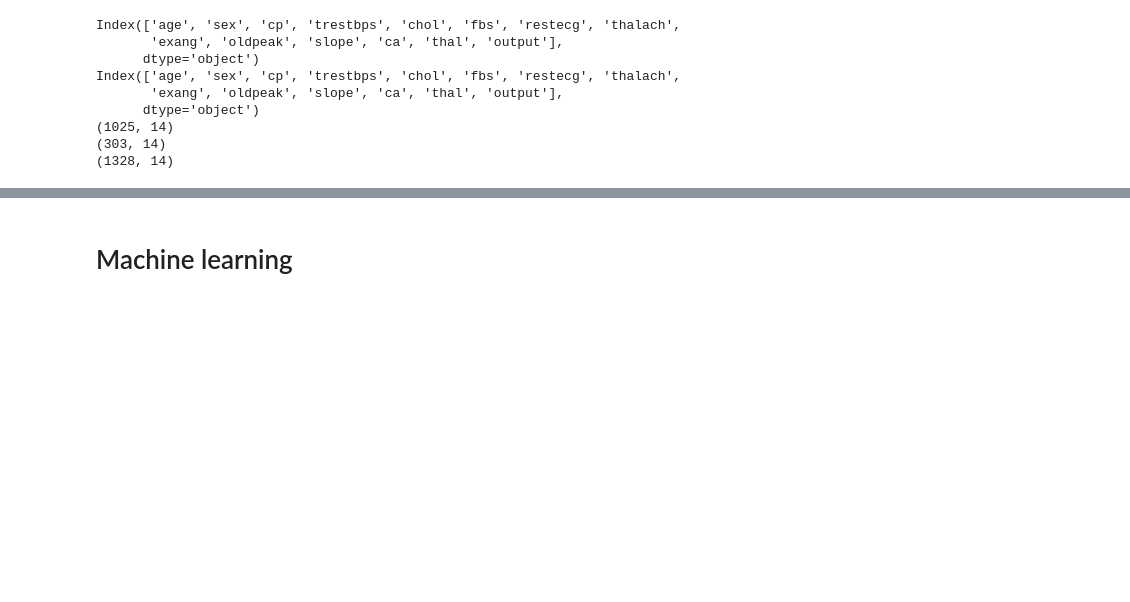
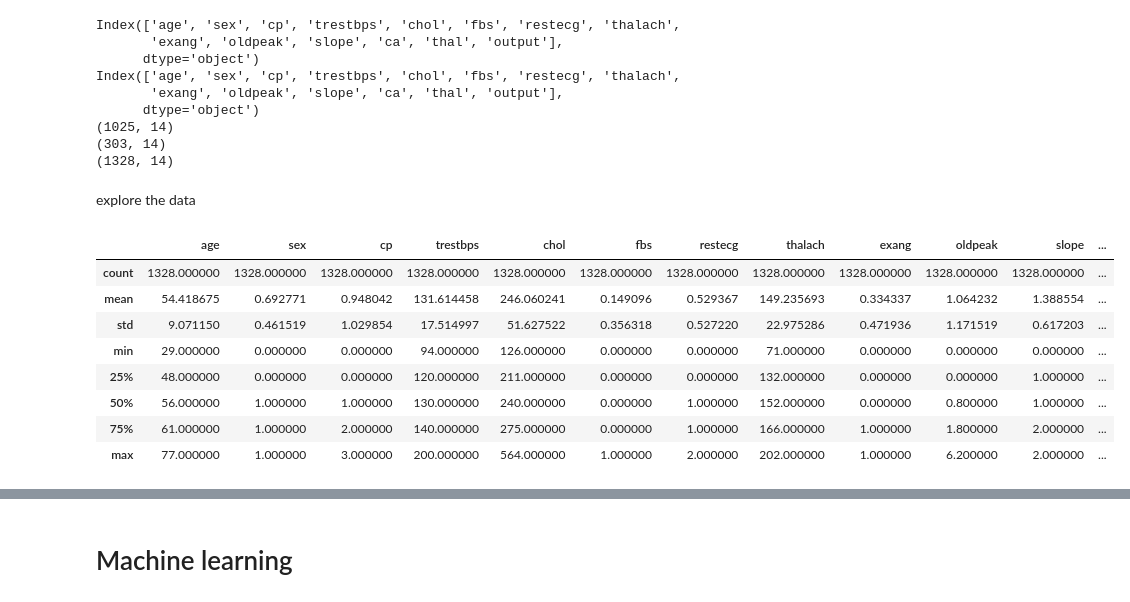
Before and after one commit to AlexThry/heart_diseases_big_data, a Jupyter notebook: machine_learning/first_approach.ipynb, the cells around one changed output, grey strips where cells are left out. Saved outputs shown, nothing was run; the diff lists cells and outputs as text; code cells hidden in the pictures; blank space fills up the shorter version.

```diff
--- a/machine_learning/first_approach.ipynb
+++ b/machine_learning/first_approach.ipynb
@@ -49,3 +52,17 @@ Index(['age', 'sex', 'cp', 'trestbps', 'chol', 'fbs', 'restecg', 'thalach',
 (1025, 14)
 (303, 14)
 (1328, 14)
+# %% [markdown]
+explore the data
+# %%
+new_df.describe()
+# %% [output]
+|  | age | sex | cp | trestbps | chol | fbs | restecg | thalach | exang | oldpeak | slope | ... |
+| count | 1328.000000 | 1328.000000 | 1328.000000 | 1328.000000 | 1328.000000 | 1328.000000 | 1328.000000 | 1328.000000 | 1328.000000 | 1328.000000 | 1328.000000 | ... |
+| mean | 54.418675 | 0.692771 | 0.948042 | 131.614458 | 246.060241 | 0.149096 | 0.529367 | 149.235693 | 0.334337 | 1.064232 | 1.388554 | ... |
+| std | 9.071150 | 0.461519 | 1.029854 | 17.514997 | 51.627522 | 0.356318 | 0.527220 | 22.975286 | 0.471936 | 1.171519 | 0.617203 | ... |
+| min | 29.000000 | 0.000000 | 0.000000 | 94.000000 | 126.000000 | 0.000000 | 0.000000 | 71.000000 | 0.000000 | 0.000000 | 0.000000 | ... |
+| 25% | 48.000000 | 0.000000 | 0.000000 | 120.000000 | 211.000000 | 0.000000 | 0.000000 | 132.000000 | 0.000000 | 0.000000 | 1.000000 | ... |
+| 50% | 56.000000 | 1.000000 | 1.000000 | 130.000000 | 240.000000 | 0.000000 | 1.000000 | 152.000000 | 0.000000 | 0.800000 | 1.000000 | ... |
+| 75% | 61.000000 | 1.000000 | 2.000000 | 140.000000 | 275.000000 | 0.000000 | 1.000000 | 166.000000 | 1.000000 | 1.800000 | 2.000000 | ... |
+| max | 77.000000 | 1.000000 | 3.000000 | 200.000000 | 564.000000 | 1.000000 | 2.000000 | 202.000000 | 1.000000 | 6.200000 | 2.000000 | ... |
```
Also changed, not shown: parts of 12 cells of this notebook.
